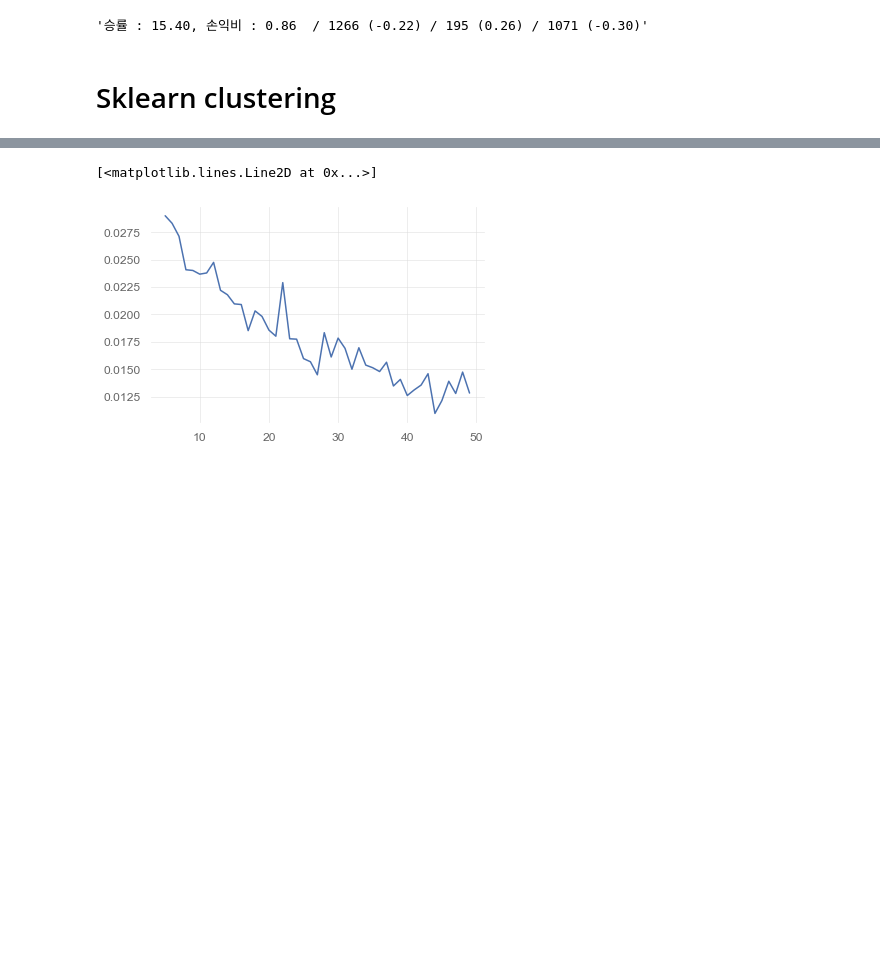
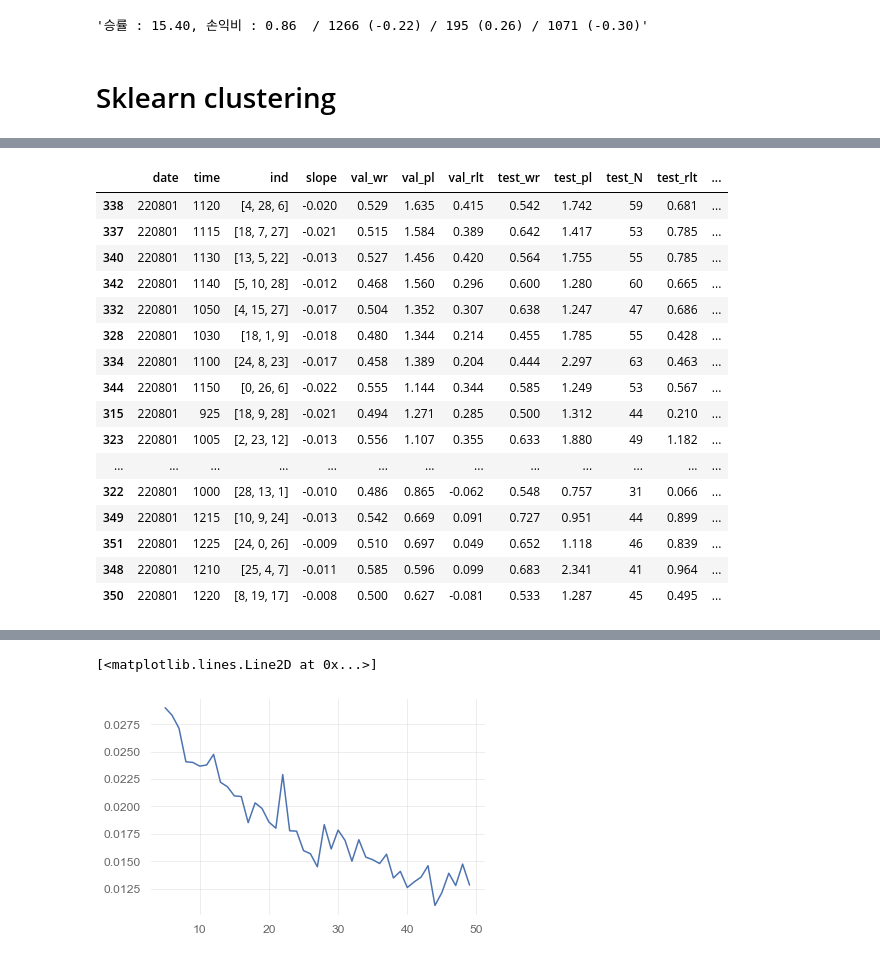
Before and after one commit to malkovich0/trading1, a Jupyter notebook: Backtest_Stock/pattern.ipynb, the cells around one changed output, grey strips where cells are left out. Cells and saved outputs as stored; diff of their text form; code cells hidden in the pictures; blank space fills up the shorter version.

```diff
--- a/Backtest_Stock/pattern.ipynb
+++ b/Backtest_Stock/pattern.ipynb
@@ -376,0 +518,27 @@ def evaluate_model(models, label_arg_indexes, ar_test_inputs, ar_test_result):
+# %%
+return_all_h
+return_all_he
+return_all_sh
+return_all_she
+df1 = pd.DataFrame(return_all_sh, columns=['date','time','ind','slope','val_wr','val_pl','val_rlt','test_wr','test_pl','test_N','test_rlt','test_P_N','test_P_rlt','test_N_N','test_N_rlt'])
+df1['wrpl'] = df1['val_wr']*df1['val_pl']
+df1[df1['date']=='220801'].sort_values(by='wrpl',ascending=False)
+# df1
+# %% [output]
+|  | date | time | ind | slope | val_wr | val_pl | val_rlt | test_wr | test_pl | test_N | test_rlt | ... |
+| 338 | 220801 | 1120 | [4, 28, 6] | -0.020 | 0.529 | 1.635 | 0.415 | 0.542 | 1.742 | 59 | 0.681 | ... |
+| 337 | 220801 | 1115 | [18, 7, 27] | -0.021 | 0.515 | 1.584 | 0.389 | 0.642 | 1.417 | 53 | 0.785 | ... |
+| 340 | 220801 | 1130 | [13, 5, 22] | -0.013 | 0.527 | 1.456 | 0.420 | 0.564 | 1.755 | 55 | 0.785 | ... |
+| 342 | 220801 | 1140 | [5, 10, 28] | -0.012 | 0.468 | 1.560 | 0.296 | 0.600 | 1.280 | 60 | 0.665 | ... |
+| 332 | 220801 | 1050 | [4, 15, 27] | -0.017 | 0.504 | 1.352 | 0.307 | 0.638 | 1.247 | 47 | 0.686 | ... |
+| 328 | 220801 | 1030 | [18, 1, 9] | -0.018 | 0.480 | 1.344 | 0.214 | 0.455 | 1.785 | 55 | 0.428 | ... |
+| 334 | 220801 | 1100 | [24, 8, 23] | -0.017 | 0.458 | 1.389 | 0.204 | 0.444 | 2.297 | 63 | 0.463 | ... |
+| 344 | 220801 | 1150 | [0, 26, 6] | -0.022 | 0.555 | 1.144 | 0.344 | 0.585 | 1.249 | 53 | 0.567 | ... |
+| 315 | 220801 | 925 | [18, 9, 28] | -0.021 | 0.494 | 1.271 | 0.285 | 0.500 | 1.312 | 44 | 0.210 | ... |
+| 323 | 220801 | 1005 | [2, 23, 12] | -0.013 | 0.556 | 1.107 | 0.355 | 0.633 | 1.880 | 49 | 1.182 | ... |
+| ... | ... | ... | ... | ... | ... | ... | ... | ... | ... | ... | ... | ... |
+| 322 | 220801 | 1000 | [28, 13, 1] | -0.010 | 0.486 | 0.865 | -0.062 | 0.548 | 0.757 | 31 | 0.066 | ... |
+| 349 | 220801 | 1215 | [10, 9, 24] | -0.013 | 0.542 | 0.669 | 0.091 | 0.727 | 0.951 | 44 | 0.899 | ... |
+| 351 | 220801 | 1225 | [24, 0, 26] | -0.009 | 0.510 | 0.697 | 0.049 | 0.652 | 1.118 | 46 | 0.839 | ... |
+| 348 | 220801 | 1210 | [25, 4, 7] | -0.011 | 0.585 | 0.596 | 0.099 | 0.683 | 2.341 | 41 | 0.964 | ... |
+| 350 | 220801 | 1220 | [8, 19, 17] | -0.008 | 0.500 | 0.627 | -0.081 | 0.533 | 1.287 | 45 | 0.495 | ... |
```
Also changed, not shown: parts of 14 cells of this notebook, 2 other files.
